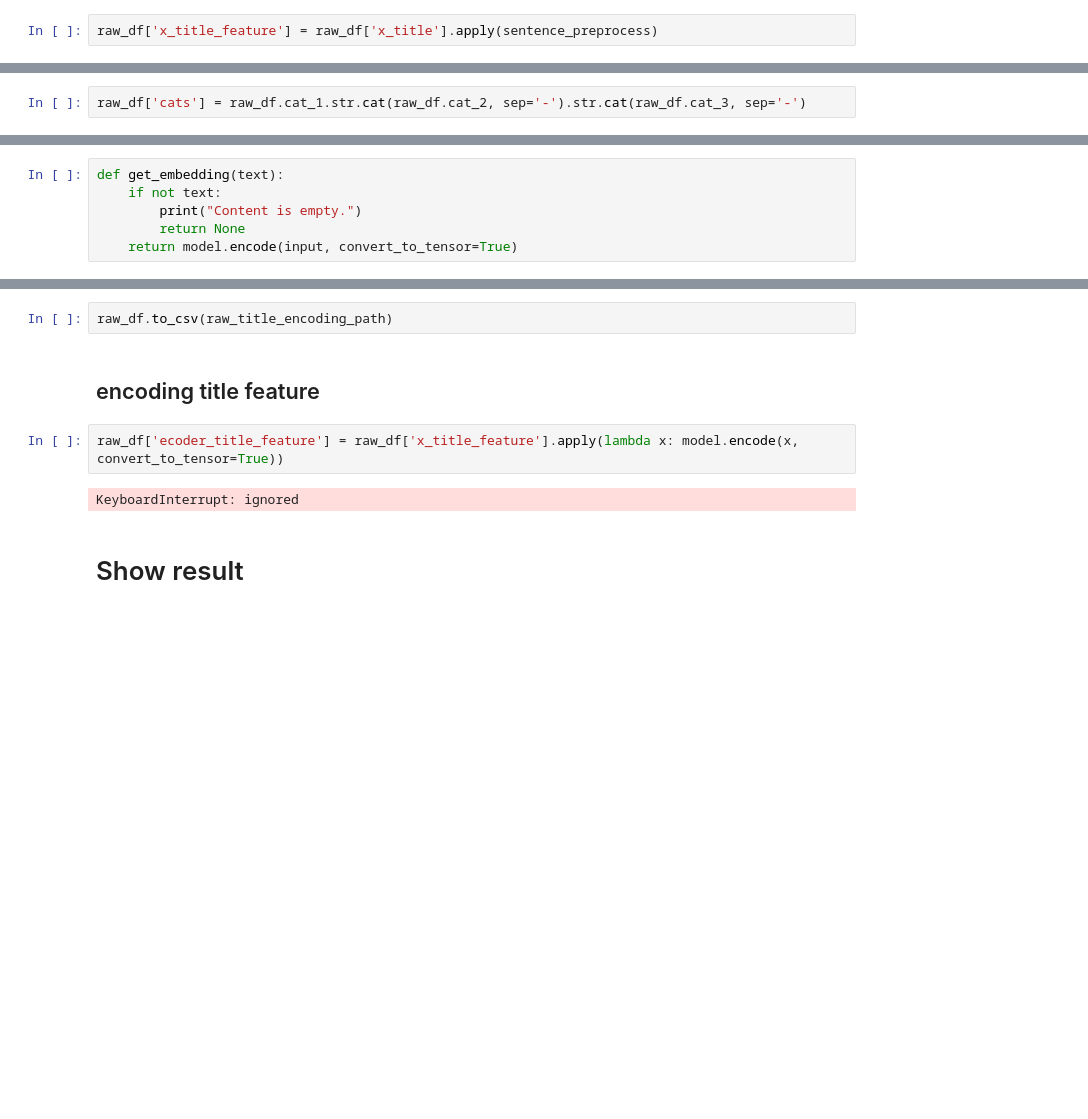
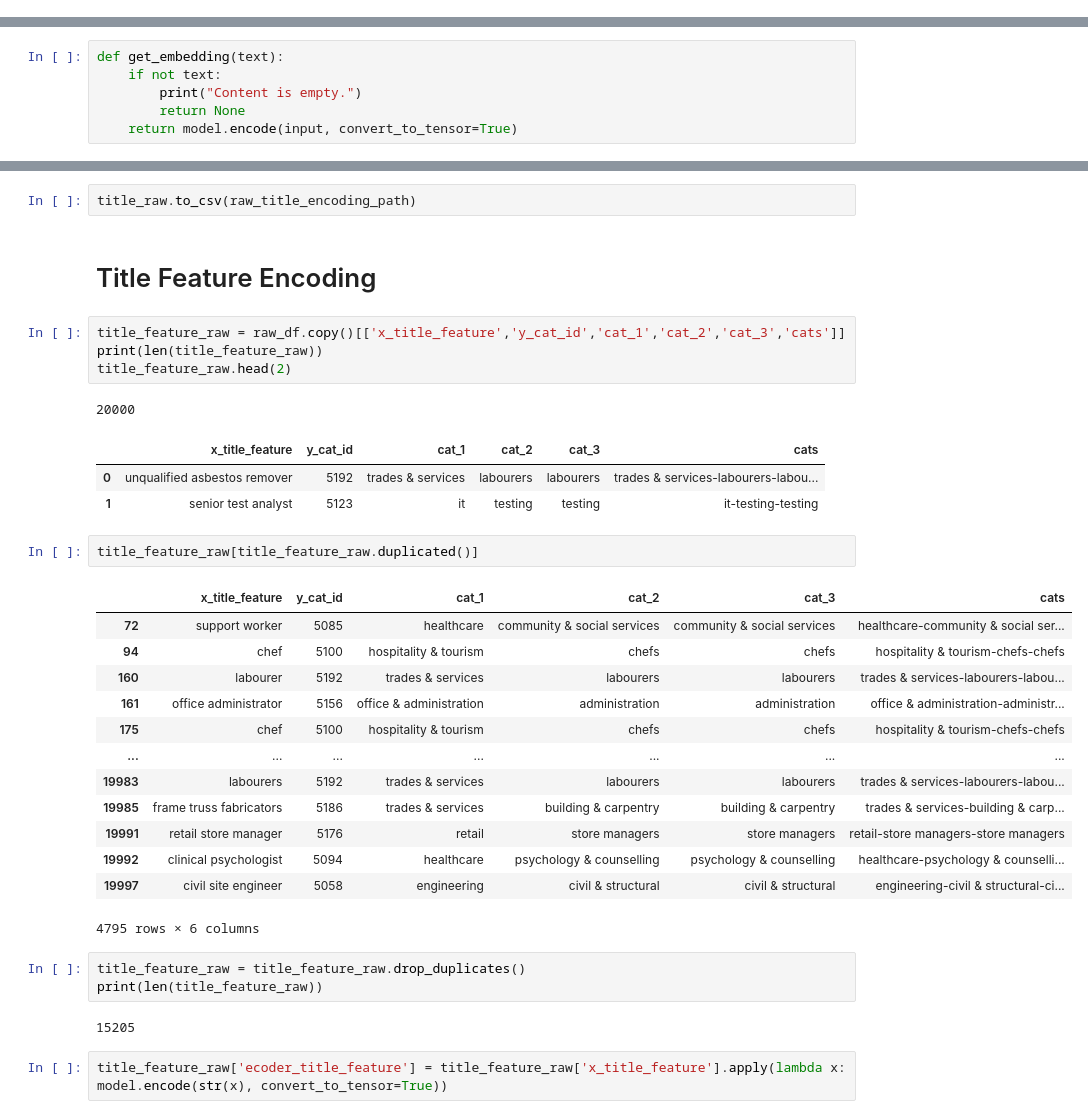
Before and after one commit to felixzhao/title_catgories_classification, a Jupyter notebook: Job_title_classification_V2.2_encoding.ipynb, the cells around one changed output, grey strips where cells are left out. Drawn from its saved outputs; the diff is of its cells as text; blank space fills up the shorter version.

```diff
--- a/Job_title_classification_V2.2_encoding.ipynb
+++ b/Job_title_classification_V2.2_encoding.ipynb
@@ -186,2 +86,0 @@ Name: x_title, Length: 20000, dtype: object
-# %%
-raw_df['x_title_feature'] = raw_df['x_title'].apply(sentence_preprocess)
@@ -190,2 +86,0 @@ raw_df['x_title_feature'] = raw_df['x_title'].apply(sentence_preprocess)
-# %%
-raw_df['cats'] = raw_df.cat_1.str.cat(raw_df.cat_2, sep='-').str.cat(raw_df.cat_3, sep='-')
@@ -223,10 +119,36 @@ raw_title_encoding_df.head(2)
 # %%
-raw_df.to_csv(raw_title_encoding_path)
+title_raw.to_csv(raw_title_encoding_path)
-# %% [markdown]
-## encoding title feature
+# %% [markdown]
+# Title Feature Encoding
+# %%
+title_feature_raw = raw_df.copy()[['x_title_feature','y_cat_id','cat_1','cat_2','cat_3','cats']]
+print(len(title_feature_raw))
+title_feature_raw.head(2)
+# %% [output]
+20000
+|  | x_title_feature | y_cat_id | cat_1 | cat_2 | cat_3 | cats |
+| 0 | unqualified asbestos remover | 5192 | trades & services | labourers | labourers | trades & services-labourers-labou... |
+| 1 | senior test analyst | 5123 | it | testing | testing | it-testing-testing |
+# %%
+title_feature_raw[title_feature_raw.duplicated()]
+# %% [output]
+|  | x_title_feature | y_cat_id | cat_1 | cat_2 | cat_3 | cats |
+| 72 | support worker | 5085 | healthcare | community & social services | community & social services | healthcare-community & social ser... |
+| 94 | chef | 5100 | hospitality & tourism | chefs | chefs | hospitality & tourism-chefs-chefs |
+| 160 | labourer | 5192 | trades & services | labourers | labourers | trades & services-labourers-labou... |
+| 161 | office administrator | 5156 | office & administration | administration | administration | office & administration-administr... |
+| 175 | chef | 5100 | hospitality & tourism | chefs | chefs | hospitality & tourism-chefs-chefs |
+| ... | ... | ... | ... | ... | ... | ... |
+| 19983 | labourers | 5192 | trades & services | labourers | labourers | trades & services-labourers-labou... |
+| 19985 | frame truss fabricators | 5186 | trades & services | building & carpentry | building & carpentry | trades & services-building & carp... |
+| 19991 | retail store manager | 5176 | retail | store managers | store managers | retail-store managers-store managers |
+| 19992 | clinical psychologist | 5094 | healthcare | psychology & counselling | psychology & counselling | healthcare-psychology & counselli... |
+| 19997 | civil site engineer | 5058 | engineering | civil & structural | civil & structural | engineering-civil & structural-ci... |
+4795 rows × 6 columns
+# %%
+title_feature_raw = title_feature_raw.drop_duplicates()
+print(len(title_feature_raw))
+# %% [output]
+15205
 # %%
-raw_df['ecoder_title_feature'] = raw_df['x_title_feature'].apply(lambda x: model.encode(x, convert_to_tensor=True))
+title_feature_raw['ecoder_title_feature'] = title_feature_raw['x_title_feature'].apply(lambda x: model.encode(str(x), convert_to_tensor=True))
-# %% [output]
-KeyboardInterrupt: ignored
-# %% [markdown]
-# Show result
```
Also changed, not shown: parts of 36 cells of this notebook.
